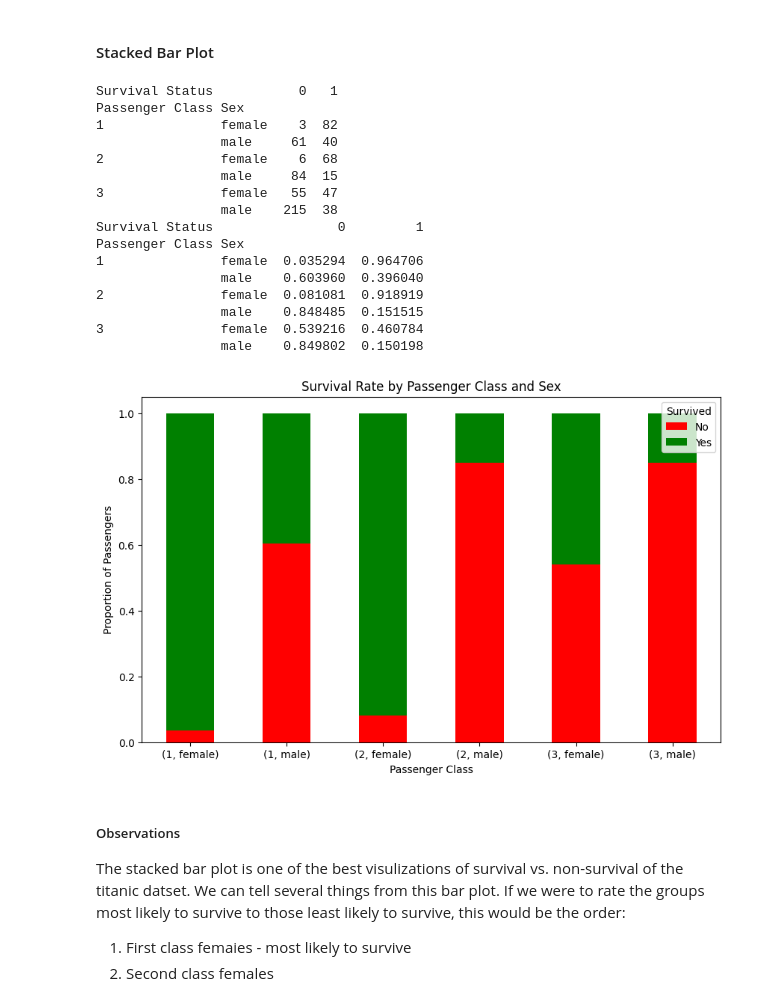
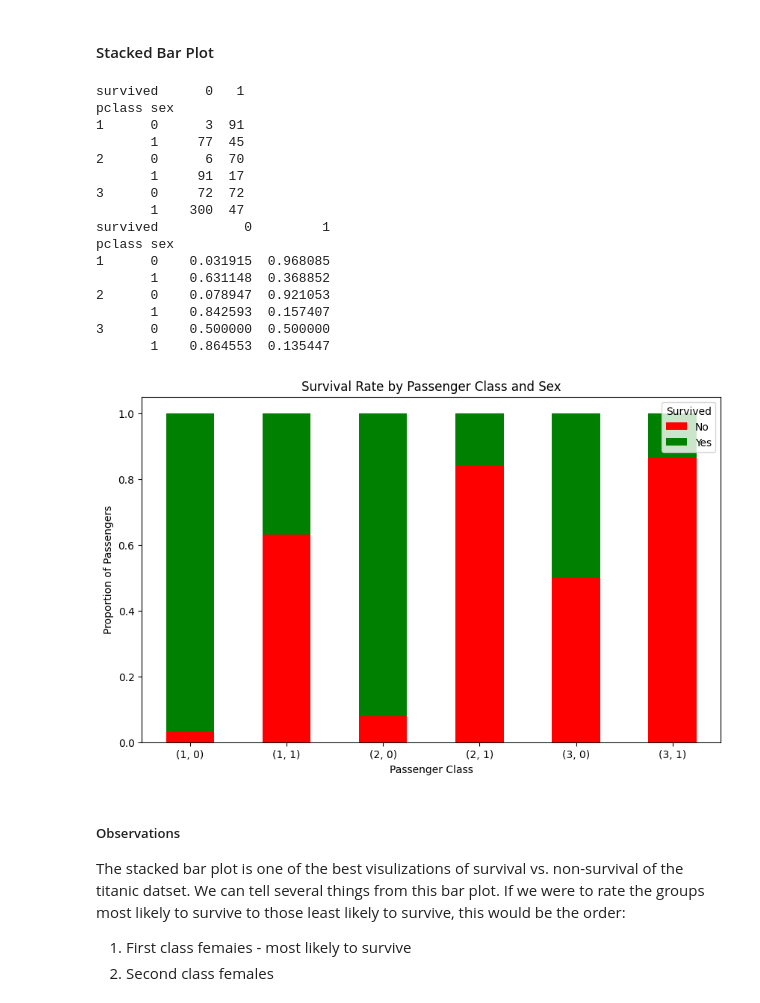
Before and after one commit to BethSpornitz/datafun-06-eda, a Jupyter notebook: bethspornitz_eda.ipynb, the cells around one changed output. Drawn from its saved outputs; the diff is of its cells as text; code cells hidden in the pictures.

```diff
--- a/bethspornitz_eda.ipynb
+++ b/bethspornitz_eda.ipynb
@@ -484,47 +491,47 @@ The fact that there were many more 3rd class passengers who died is very promine
 #### Stacked Bar Plot
 # %%
 # Calculate survival rates by class and sex
-survival_counts = df.groupby(['Passenger Class', 'Sex', 'Survival Status']).size().unstack(fill_value=0)
+survival_counts = df.groupby(['pclass', 'sex', 'survived']).size().unstack(fill_value=0)
 print(survival_counts)
 
 # Calculate the total count of passengers in each group
 total_counts = survival_counts.sum(axis=1)
 
 # Calculate survival proportions
 survival_proportions = survival_counts.div(total_counts, axis=0)
 print(survival_proportions)
 
 # Create a stacked bar plot
 ax = survival_proportions.plot(kind='bar', stacked=True, color=['red', 'green'], figsize=(10, 6))
 
 # Customize the plot
 plt.title('Survival Rate by Passenger Class and Sex')
 plt.xlabel('Passenger Class')
 plt.ylabel('Proportion of Passengers')
 plt.xticks(rotation=0)
 
 # Set the legend with proper labels
 plt.legend(title='Survived', labels=['No', 'Yes'], loc='upper right')
 
 plt.show()
 # %% [output]
-Survival Status           0   1
-Passenger Class Sex
-1               female    3  82
-                male     61  40
-2               female    6  68
-                male     84  15
-3               female   55  47
-                male    215  38
-Survival Status                0         1
-Passenger Class Sex
-1               female  0.035294  0.964706
-                male    0.603960  0.396040
-2               female  0.081081  0.918919
-                male    0.848485  0.151515
-3               female  0.539216  0.460784
-                male    0.849802  0.150198
+survived      0   1
+pclass sex
+1      0      3  91
+       1     77  45
+2      0      6  70
+       1     91  17
+3      0     72  72
+       1    300  47
+survived           0         1
+pclass sex
+1      0    0.031915  0.968085
+       1    0.631148  0.368852
+2      0    0.078947  0.921053
+       1    0.842593  0.157407
+3      0    0.500000  0.500000
+       1    0.864553  0.135447
-[figure, old version]
+[figure, new version]
 # %% [markdown]
 ##### Observations
 The stacked bar plot is one of the best visulizations of survival vs. non-survival of the titanic datset.  We can tell several things from this bar plot.  If we were to rate the groups most likely to survive to those least likely to survive, this would be the order:
```
Also changed, not shown: parts of 10 cells of this notebook, 1 other file.
